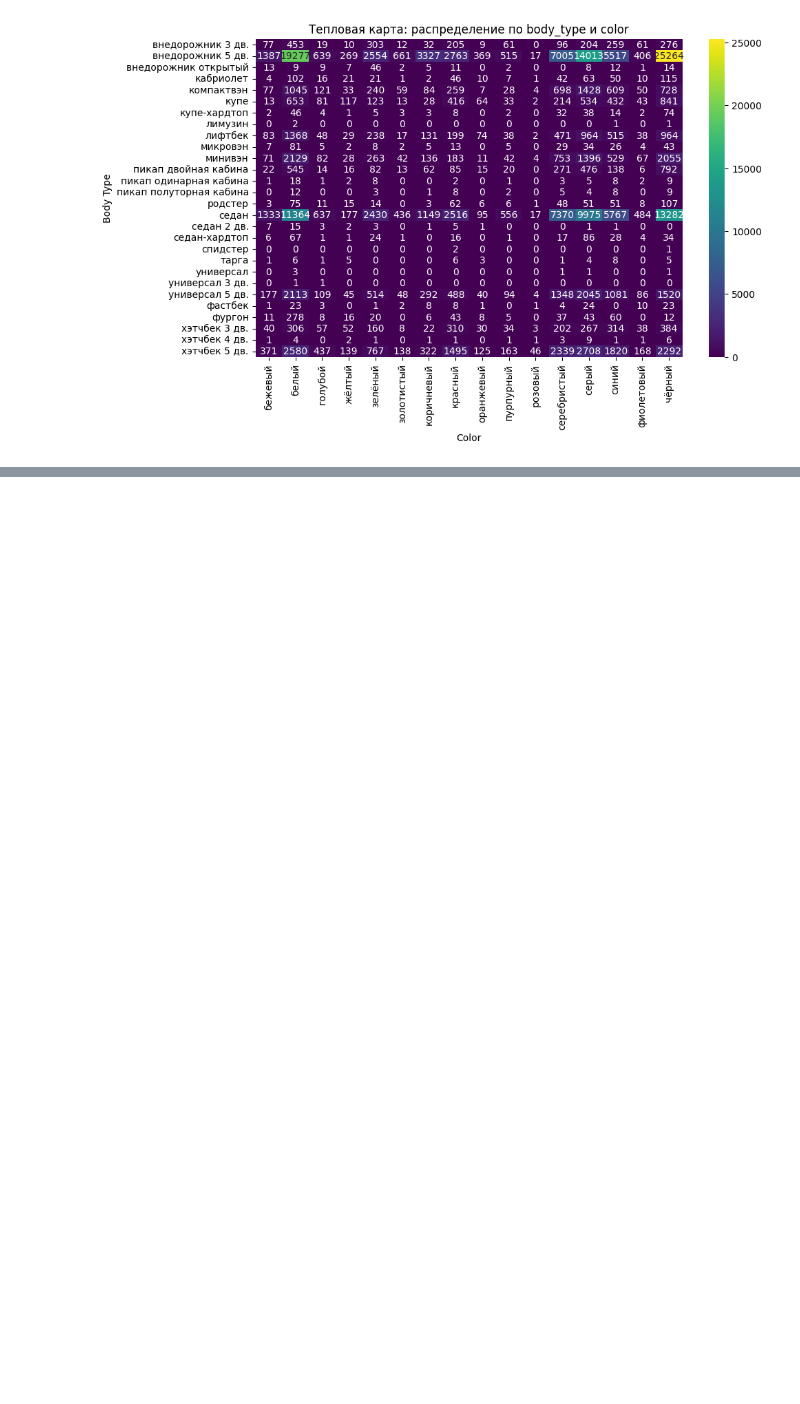
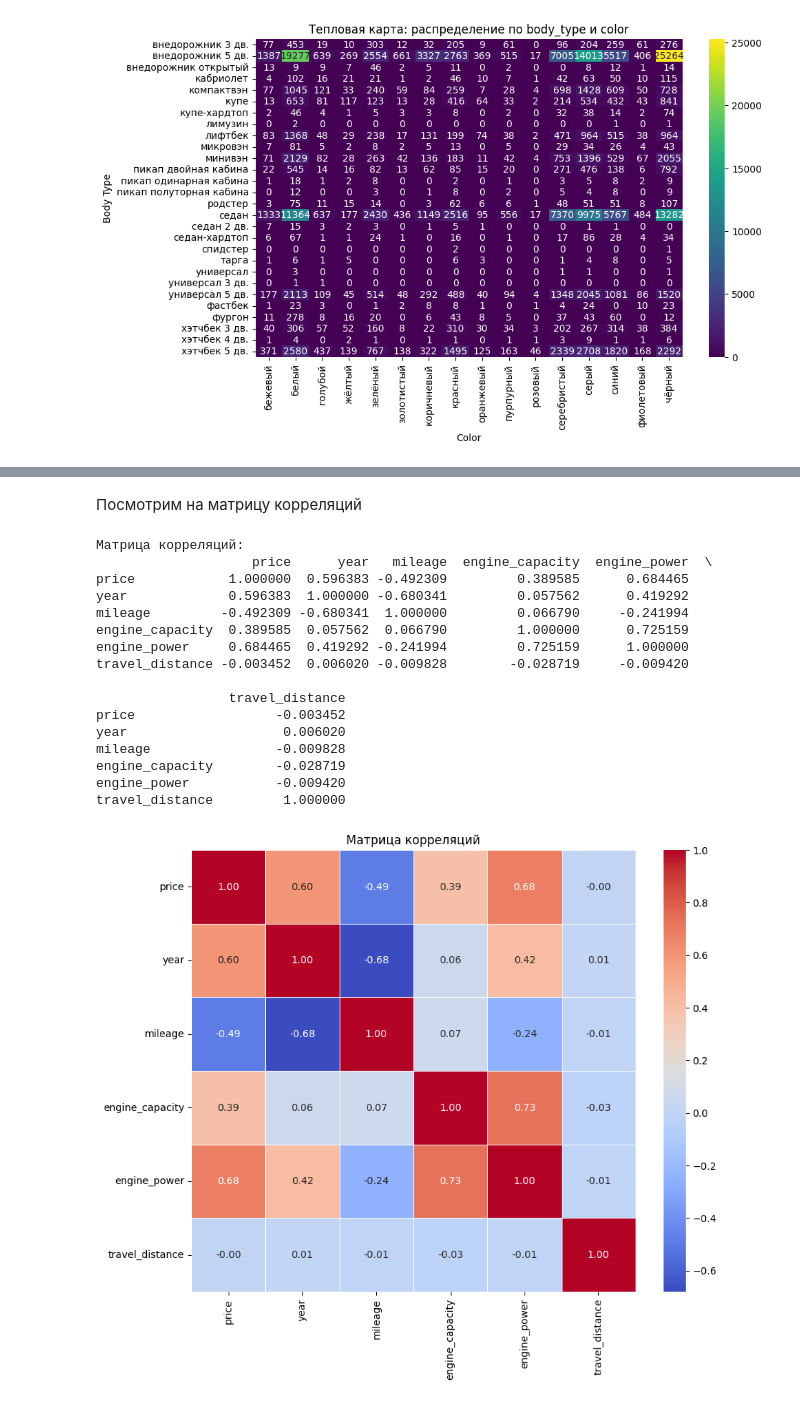
Before and after one commit to sk27110/AutoPriceForecast, a Jupyter notebook: EDA.ipynb, the cells around one changed output, grey strips where cells are left out. Cells and saved outputs as stored; diff of their text form; code cells hidden in the pictures; blank space fills up the shorter version.

```diff
--- a/EDA.ipynb
+++ b/EDA.ipynb
@@ -434,0 +497,33 @@ plt.show()
+# %% [markdown]
+Посмотрим на матрицу корреляций
+# %%
+numeric_df = df[numeric_columns]
+
+correlation_matrix = numeric_df.corr()
+
+
+print("Матрица корреляций:")
+print(correlation_matrix)
+
+plt.figure(figsize=(10, 8))
+sns.heatmap(correlation_matrix, annot=True, cmap='coolwarm', fmt=".2f", linewidths=0.5)
+plt.title("Матрица корреляций")
+plt.show()
+# %% [output]
+Матрица корреляций:
+                    price      year   mileage  engine_capacity  engine_power  \
+price            1.000000  0.596383 -0.492309         0.389585      0.684465
+year             0.596383  1.000000 -0.680341         0.057562      0.419292
+mileage         -0.492309 -0.680341  1.000000         0.066790     -0.241994
+engine_capacity  0.389585  0.057562  0.066790         1.000000      0.725159
+engine_power     0.684465  0.419292 -0.241994         0.725159      1.000000
+travel_distance -0.003452  0.006020 -0.009828        -0.028719     -0.009420
+
+                 travel_distance
+price                  -0.003452
+year                    0.006020
+mileage                -0.009828
+engine_capacity        -0.028719
+engine_power           -0.009420
+travel_distance         1.000000
+[figure, added]
```
Also changed, not shown: parts of 15 cells of this notebook.
